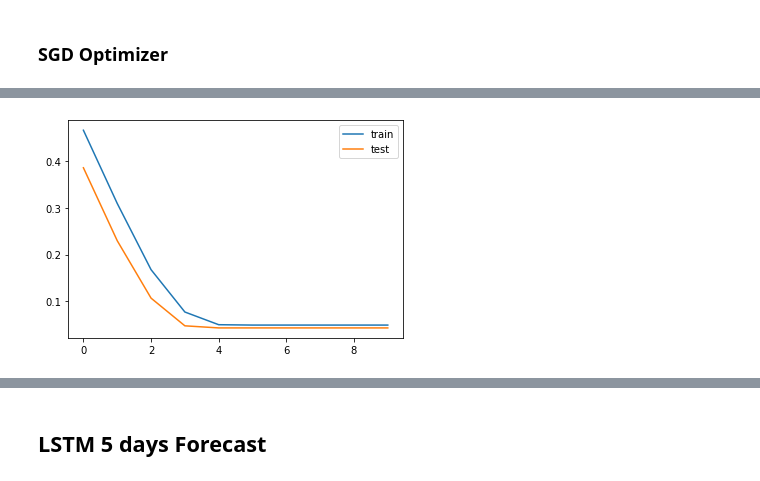
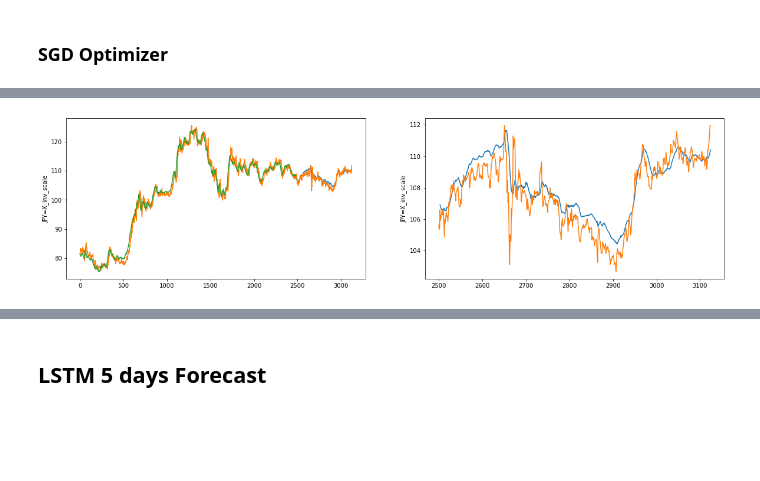
Before and after one commit to Kliklok/Markus_Aditya_Surya_Widjaja, a Jupyter notebook: Multivariate Prediction/JPY Prediction.ipynb, the cells around one changed output, grey strips where cells are left out. Drawn from its saved outputs; the diff is of its cells as text; code cells hidden in the pictures; blank space fills up the shorter version.

```diff
--- a/Multivariate Prediction/JPY Prediction.ipynb
+++ b/Multivariate Prediction/JPY Prediction.ipynb
@@ -1223,12 +1063,12 @@ test_df2=[]
 best_rmse2 = 1000000000
 best_yhat2 = None
 best_model2 = None
-for i in range(1,10):
+for i in range(17,19,2):
     print('test for n_in {}'.format(str(i)))
     n_in=i
     n_out=1
     # step 1. Rearrange dataframe
-    reframed=series_to_supervised(ac5, n_in=n_in, n_out=n_out, dropnan=True)
+    reframed=series_to_supervised(ac3test, n_in=n_in, n_out=n_out, dropnan=True)
 
     # step 2. split into train and test sets
     values = reframed.values
@@ -1239,8 +1079,8 @@ for i in range(1,10):
     scaler1=MinMaxScaler()
     scaler2=MinMaxScaler()
     # split into input and outputs
-    train_X, train_y = train[:, :n_in*ac5.shape[1]], train[:,-ac5.shape[1]:]
-    test_X, test_y = test[:, :n_in*ac5.shape[1]], test[:,-ac5.shape[1]:]
+    train_X, train_y = train[:, :n_in*ac3test.shape[1]], train[:,-ac3test.shape[1]:]
+    test_X, test_y = test[:, :n_in*ac3test.shape[1]], test[:,-ac3test.shape[1]:]
     train_X=scaler1.fit_transform(train_X)
     test_X=scaler1.transform(test_X)
     train_y=scaler2.fit_transform(train_y)
@@ -1248,17 +1088,22 @@ for i in range(1,10):
     # reshape input to be 3D [samples, timesteps, features]
     train_X = train_X.reshape((train_X.shape[0], 1, train_X.shape[1]))
     test_X = test_X.reshape((test_X.shape[0], 1, test_X.shape[1]))
-    train_y = train_y.reshape((train_y.shape[0], 1, train_y.shape[1]))
+    #train_y = train_y.reshape((train_y.shape[0], 1, train_y.shape[1]))
     #test_y = test_y.reshape((test_y.shape[0], 1, test_y.shape[1]))
+    #print(train_y)
     print(train_X.shape, train_y.shape, test_X.shape, test_y.shape)
 
     # step 4. model building
     model = Sequential()
-    model.add(LSTM(50, input_shape=(train_X.shape[1], train_X.shape[2])))
-    model.add(Dense(train_y.shape[2]))
-    model.compile(loss='mae', optimizer='SGD')
+    model.add(LSTM(150, activation= 'relu', return_sequences=True, input_shape=(train_X.shape[1], train_X.shape[2])))
+    model.add(LSTM(100, activation= 'relu', return_sequences=False))
+    #model.add(LSTM(50, return_sequences=False))
+    model.add(Dense(50))
+    #model.add(Dense(50))
+    model.add(Dense(train_y.shape[1]))
+    model.compile(loss='mse', optimizer='SGD')
     # fit network
-    history = model.fit(train_X, train_y, epochs=10, batch_size=64, validation_data=(test_X, test_y), verbose=0, shuffle=False)
+    history = model.fit(train_X, train_y, epochs=1000, batch_size=20, validation_data=(test_X, test_y), verbose=0, shuffle=False)
 
     # step 5. plot loss
     plt.plot(history.history['loss'], label='train')
@@ -1267,31 +1112,68 @@ for i in range(1,10):
     plt.show()
 
     #step 6. predict
+    yhat_train = model.predict([train_X])
     yhat = model.predict([test_X])
 
     #step 7. invert scaling for forecast
     inv_yhat = scaler2.inverse_transform(yhat)
     inv_yhat = inv_yhat[:,-1]
-    print(yhat)
-    print(test_y)
+    #print(yhat)
+    #print(test_y)
     inv_y = scaler2.inverse_transform(test_y)
     inv_y = inv_y[:,-1]
-    inv2_yhat = inverse_diff(pd.DataFrame(ac3test['JPY=X'].iloc[:int(0.8*len(ac3test))]), pd.DataFrame(inv_yhat).rename(columns={0: 'JPY=X'}))
-    inv2_yhat['JPY=X_inv_scale'] = scalerj.inverse_transform(pd.DataFrame(inv2_yhat['JPY=X_1st_inv_diff']))
-    inv2_yhat.index=list(range(len(ac5)-len(test_y),len(ac5)))
+    #print(pd.DataFrame(inv_yhat))
+    #inv2_yhat = inverse_diff(pd.DataFrame(ac3test['JPY=X'].iloc[:int(0.8*len(ac3test))]), pd.DataFrame(inv_yhat).rename(columns={0: 'JPY=X'}))
+    inv2_yhat = scalerj.inverse_transform(pd.DataFrame(inv_yhat))
+    inv2_yhat = pd.DataFrame(inv2_yhat).rename(columns={0: 'JPY=X_inv_scale'})
+    #print(inv2_yhat)
+    #inv2_yhat['JPY=X_inv_scale'] = scalerj.inverse_transform(pd.DataFrame(inv_yhat['JPY=X_1st_inv_diff']))
+    inv2_yhat.index=list(range(len(ac3test)-len(test_y),len(ac3test)))
+
+    #step 7.1. invert scaling for train
+    inv_yhat_train = scaler2.inverse_transform(yhat_train)
+    inv_yhat_train = inv_yhat_train[:,-1]
+    #print(yhat)
+    #print(test_y)
+    inv_y_train = scaler2.inverse_transform(train_y)
+    inv_y_train = inv_y_train[:,-1]
+    #print(inv_yhat_train)
+    #inv2_yhat_train = inverse_diff(pd.DataFrame(ac3test['JPY=X'].iloc[0:1]), pd.DataFrame(inv_yhat_train).rename(columns={0: 'JPY=X'}))
+    inv2_yhat_train = scalerj.inverse_transform(pd.DataFrame(inv_yhat_train))
+    inv2_yhat_train = pd.DataFrame(inv2_yhat_train).rename(columns={0: 'JPY=X_inv_scale'})
+    #inv2_yhat_train['JPY=X_inv_scale'] = scalerj.inverse_transform(pd.DataFrame(inv_yhat_train['JPY=X_1st_inv_diff']))
+    inv2_yhat_train.index=list(range(0,len(train_y)))
 
     #step 8. find best model based on rmse
-    rmse= sqrt(mean_squared_error(ac1['JPY=X'].iloc[len(ac5)-len(test_y):len(ac5)], inv2_yhat['JPY=X_inv_scale']))
-    print('Test RMSE: %.3f' % rmse)
-    test_df2.append([n_in,n_out,rmse])
+    rmse= sqrt(mean_squared_error(ac1['JPY=X'].iloc[len(ac3test)-len(test_y):len(ac3test)], inv2_yhat['JPY=X_inv_scale']))
+    rmse_train= sqrt(mean_squared_error(ac1['JPY=X'].iloc[:len(train_y)], inv2_yhat_train['JPY=X_inv_scale']))
+    print('Test RMSE: %.3f' % rmse,'Train RMSE: %.3f' % rmse_train)
+    test_df2.append([n_in,n_out,rmse, rmse_train])
+
+    #step 9
+    plt.plot(inv2_yhat['JPY=X_inv_scale'])
+    plt.plot(ac1['JPY=X'])
+    plt.plot(inv2_yhat_train['JPY=X_inv_scale'])
+    plt.show()
 
     if rmse < best_rmse2:
+        best_n_in = n_in
         best_rmse2 = rmse
         best_yhat2 = inv2_yhat
+        best_yhat2_train = inv2_yhat_train
         best_model2 = model
         best_scaler12 = scaler1
         best_scaler22 = scaler2
 
-test_df2 = pd.DataFrame(test_df2,columns=["n_in","n_out",'rmse'])
+test_df2 = pd.DataFrame(test_df2,columns=["n_in","n_out",'rmse','rmse_train'])
 print(test_df2)
+
+fig, (ax1,ax2) = plt.subplots(1, 2,figsize = (20,5))
+sns.lineplot(data=best_yhat2['JPY=X_inv_scale'], ax=ax1)
+sns.lineplot(data=ac1['JPY=X'], ax=ax1)
+sns.lineplot(data=best_yhat2_train['JPY=X_inv_scale'], ax=ax1)
+
+sns.lineplot(data=best_yhat2['JPY=X_inv_scale'], ax=ax2)
+sns.lineplot(data=ac1['JPY=X'][2500:], ax=ax2)
+sns.lineplot(data=best_yhat2_train['JPY=X_inv_scale'][2500:], ax=ax2)
 # %% [output]
@@ -1336 +1188 @@ test for n_in 3
-[figure, old version]
+[figure, new version]
```
Also changed, not shown: parts of 49 cells of this notebook, 1 other file.
